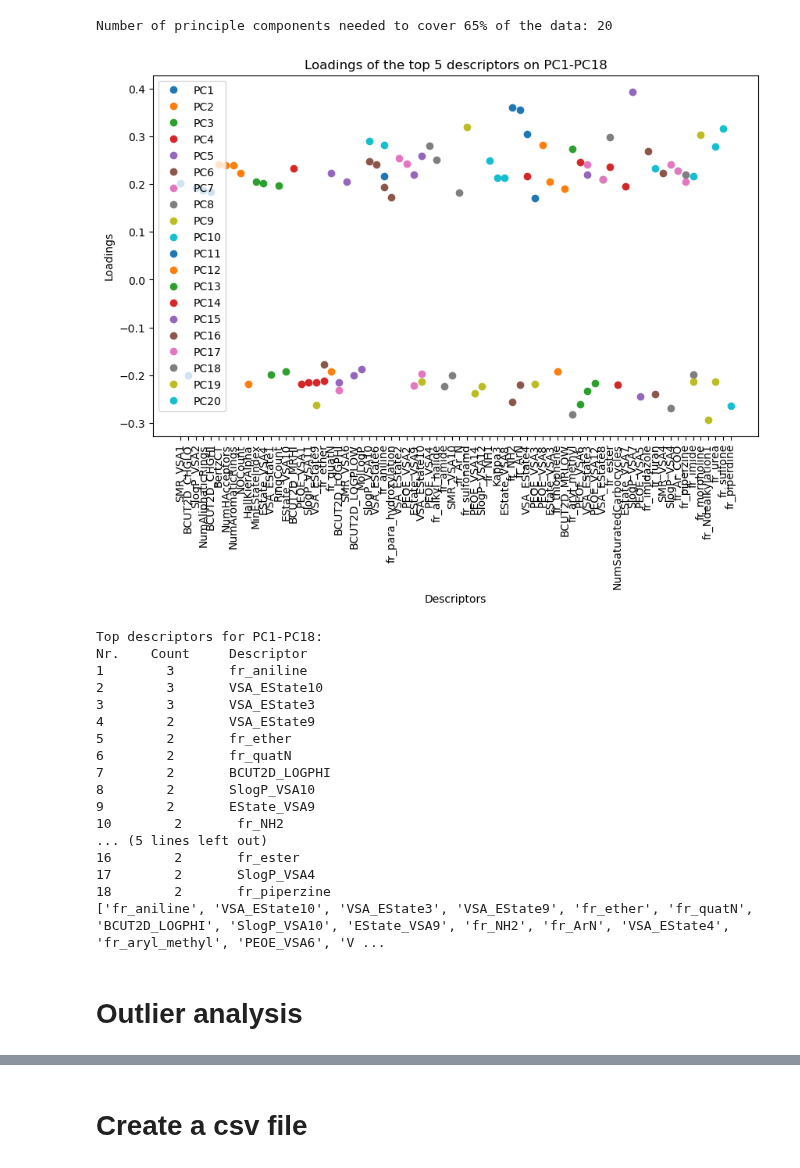
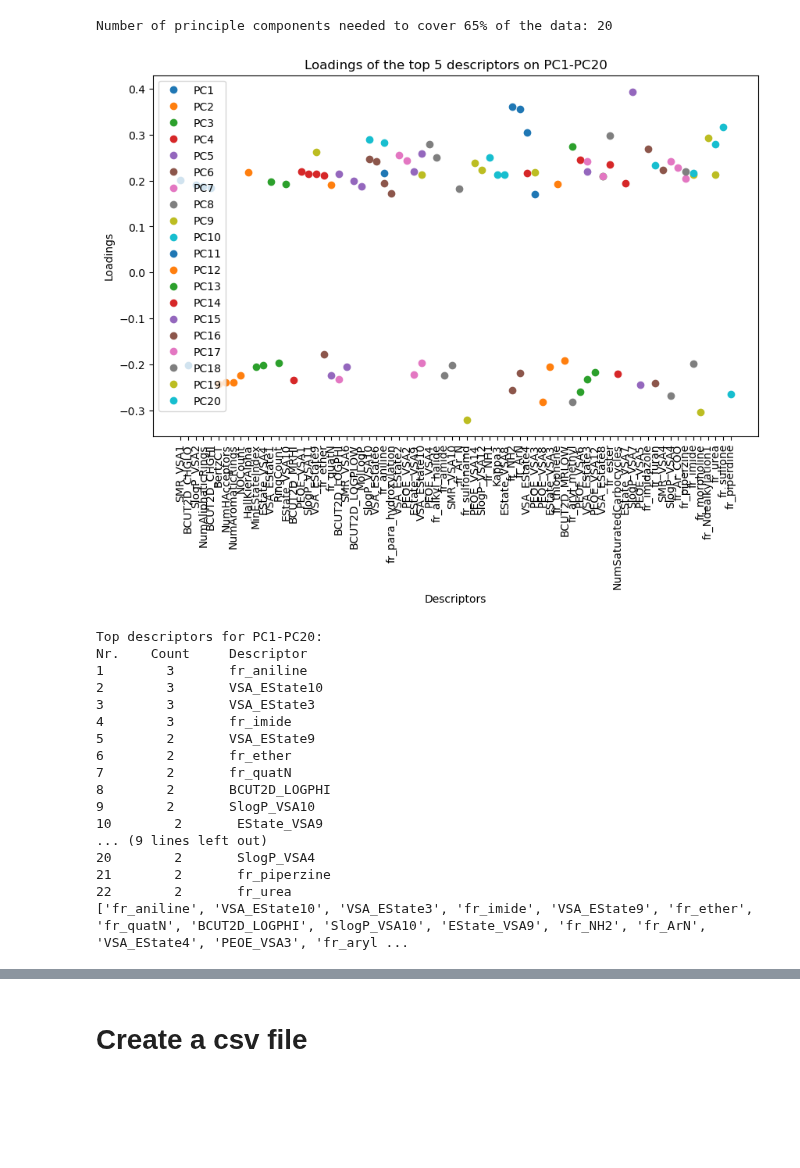
Before and after one commit to annebiemans/Group16, a Jupyter notebook: group_assignment_part1.ipynb, the cells around one changed output, grey strips where cells are left out. Saved outputs shown, nothing was run; the diff lists cells and outputs as text; code cells hidden in the pictures; blank space fills up the shorter version.

```diff
--- a/group_assignment_part1.ipynb
+++ b/group_assignment_part1.ipynb
@@ -257,37 +231,30 @@ Number of principle components needed to cover 65% of the data: 20
 # %%
 pca18 = PCA(n_components=n_principle_components, random_state=42)
 pca18.fit(X)
 
 fig = plt.figure(figsize=(10, 6))
 # Doorloop de componenten
 for i in range(n_principle_components):
     loadings_pc = pd.DataFrame(pca18.components_[i], columns=['loading'], index=X.columns)
     loadings_pc['absolute_loadings'] = loadings_pc['loading'].abs()
 
     # Sort loadings with descriptor with highest loading first
     loadings_pc_sorted = loadings_pc.sort_values(by='absolute_loadings', ascending=False)
     top_5_descriptors = loadings_pc_sorted.head(5)
 
     # Plotting the loadings on PC1 and PC2 compared
     plt.plot(top_5_descriptors['loading'], label=f'PC{i+1}', marker="o", linestyle = "None")
-    #filtered_loadings = loadings_pc.loc[top_descriptors.keys()]
-    #plt.plot(filtered_loadings['loading']) #, label='PC{i}'
 
 
-    # Print top 5 descriptors
-
-    #print(f"Component {i+1}: Top 5 descriptors indices and loadings:\n{top_5_descriptors}\n")
-
 # Plotting the loadings on PC1-PC18
-plt.title('Loadings of the top 5 descriptors on PC1-PC18')
+plt.title('Loadings of the top 5 descriptors on PC1-PC20')
 plt.xlabel('Descriptors')
 plt.ylabel('Loadings')
 plt.xticks(rotation=90)
-# plt.xticks(range(len(top_descriptors.keys())),top_descriptors, rotation=90)
 plt.legend()
 plt.show()
 # %% [output]
-[figure, old version]
+[figure, new version]
 # %%
 # Maak een DataFrame van de loadings
 loadings = pca18.components_
@@ -304,7 +271,7 @@ top_descriptors_pc2 = sorted_pc2.index[:10]
 # Selecteer de top elektroden met hoogste absolute loadings voor PC1
 top_descriptors_pc1 = sorted_pc1.index[:10]
 
-PC_list = ['PC1', 'PC2', 'PC3', 'PC4', 'PC5', 'PC6', 'PC7', 'PC8', 'PC9', 'PC10', 'PC11', 'PC12', 'PC13', 'PC14', 'PC15', 'PC16', 'PC17', 'PC18']
+PC_list = ['PC1', 'PC2', 'PC3', 'PC4', 'PC5', 'PC6', 'PC7', 'PC8', 'PC9', 'PC10', 'PC11', 'PC12', 'PC13', 'PC14', 'PC15', 'PC16', 'PC17', 'PC18','PC19','PC20']
 top_descriptors = {}
 for PC in PC_list:
     sorted_PC = loading_df[PC].abs().sort_values(ascending=False)
@@ -317,7 +284,7 @@ for PC in PC_list:
 top_descriptors = dict(sorted(top_descriptors.items(), key=lambda item: item[1], reverse=True))
 i=0
 # Print the top descriptors for PC1-PC18
-print('Top descriptors for PC1-PC18:')
+print('Top descriptors for PC1-PC20:')
 print('Nr.    Count     Descriptor'	)
 final_descriptor = []
 for descriptor in top_descriptors:
@@ -329,22 +296,20 @@ for descriptor in top_descriptors:
 
 print(final_descriptor)
 # %% [output]
-Top descriptors for PC1-PC18:
+Top descriptors for PC1-PC20:
 Nr.    Count     Descriptor
 1        3       fr_aniline
 2        3       VSA_EState10
 3        3       VSA_EState3
-4        2       VSA_EState9
-5        2       fr_ether
-6        2       fr_quatN
-7        2       BCUT2D_LOGPHI
-8        2       SlogP_VSA10
-9        2       EState_VSA9
-10        2       fr_NH2
-... (5 lines left out)
-16        2       fr_ester
-17        2       SlogP_VSA4
-18        2       fr_piperzine
-['fr_aniline', 'VSA_EState10', 'VSA_EState3', 'VSA_EState9', 'fr_ether', 'fr_quatN', 'BCUT2D_LOGPHI', 'SlogP_VSA10', 'EState_VSA9', 'fr_NH2', 'fr_ArN', 'VSA_EState4', 'fr_aryl_methyl', 'PEOE_VSA6', 'V ...
+4        3       fr_imide
+5        2       VSA_EState9
+6        2       fr_ether
+7        2       fr_quatN
+8        2       BCUT2D_LOGPHI
+9        2       SlogP_VSA10
+10        2       EState_VSA9
+... (9 lines left out)
+20        2       SlogP_VSA4
+21        2       fr_piperzine
+22        2       fr_urea
+['fr_aniline', 'VSA_EState10', 'VSA_EState3', 'fr_imide', 'VSA_EState9', 'fr_ether', 'fr_quatN', 'BCUT2D_LOGPHI', 'SlogP_VSA10', 'EState_VSA9', 'fr_NH2', 'fr_ArN', 'VSA_EState4', 'PEOE_VSA3', 'fr_aryl ...
-# %% [markdown]
-# Outlier analysis
```
Also changed, not shown: parts of 9 cells of this notebook, 2 other files.
